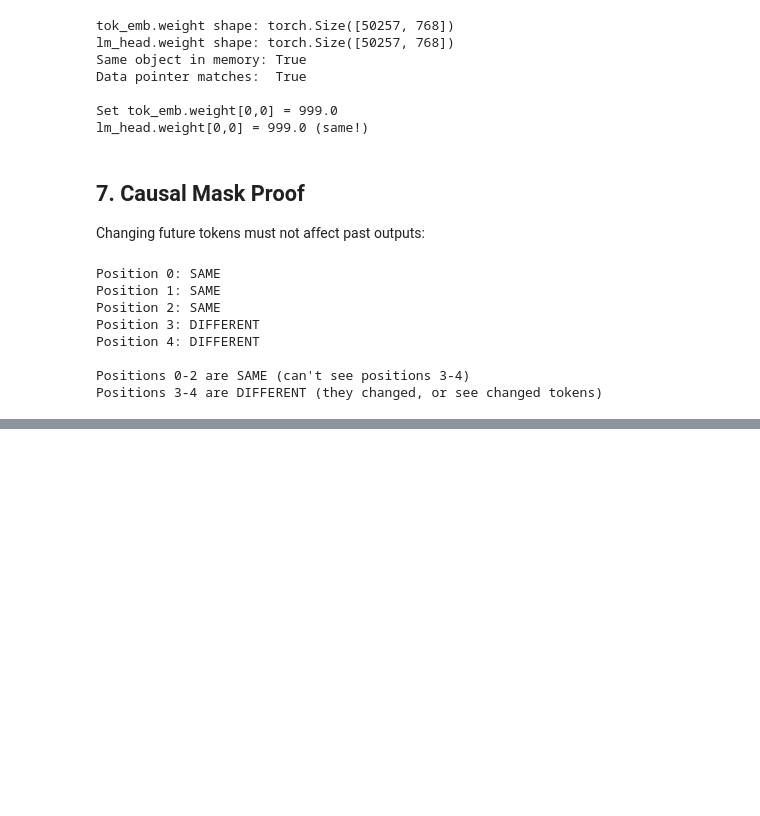
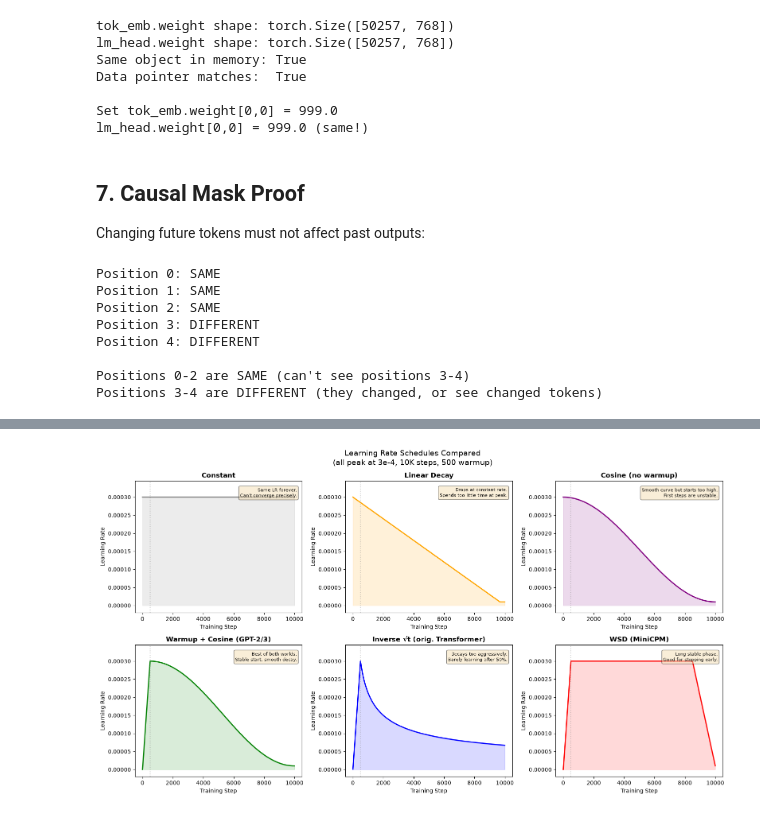
Before and after one commit to Sushanth-reddyD/minigpt, a Jupyter notebook: playground.ipynb, the cells around one changed output, grey strips where cells are left out. Saved outputs shown, nothing was run; the diff lists cells and outputs as text; code cells hidden in the pictures; blank space fills up the shorter version.

```diff
--- a/playground.ipynb
+++ b/playground.ipynb
@@ -331,0 +1296,77 @@ The architecture is complete. To get real text generation:
+# %%
+# ─── Learning Rate Schedules ───
+total_steps = 10000
+warmup_steps = 500
+lr_max = 3e-4
+lr_min = 1e-5
+
+steps = np.arange(total_steps)
+
+# 1. Constant
+lr_constant = np.full(total_steps, lr_max)
+
+# 2. Linear decay
+lr_linear = lr_max * (1 - steps / total_steps)
+lr_linear = np.maximum(lr_linear, lr_min)
+
+# 3. Cosine decay (no warmup)
+lr_cosine_no_warmup = lr_min + 0.5 * (lr_max - lr_min) * (1 + np.cos(np.pi * steps / total_steps))
+
+# 4. Warmup + Cosine decay (what GPT uses)
+lr_warmup_cosine = np.zeros(total_steps)
+for t in range(total_steps):
+    if t < warmup_steps:
+        lr_warmup_cosine[t] = lr_max * t / warmup_steps  # linear warmup
+    else:
+        progress = (t - warmup_steps) / (total_steps - warmup_steps)
+        lr_warmup_cosine[t] = lr_min + 0.5 * (lr_max - lr_min) * (1 + np.cos(np.pi * progress))
+
+# 5. Inverse sqrt (original Transformer)
+d_model = 768
+lr_invsqrt = np.zeros(total_steps)
+for t in range(total_steps):
+    t1 = t + 1
+    lr_invsqrt[t] = d_model**(-0.5) * min(t1**(-0.5), t1 * warmup_steps**(-1.5))
+lr_invsqrt = lr_invsqrt / lr_invsqrt.max() * lr_max  # normalize to same peak
+
+# 6. WSD (Warmup-Stable-Decay)
+lr_wsd = np.zeros(total_steps)
+stable_end = int(0.85 * total_steps)
+decay_start = stable_end
+for t in range(total_steps):
+    if t < warmup_steps:
+        lr_wsd[t] = lr_max * t / warmup_steps
+    elif t < decay_start:
+        lr_wsd[t] = lr_max
+    else:
+        progress = (t - decay_start) / (total_steps - decay_start)
+        lr_wsd[t] = lr_max * (1 - progress) + lr_min * progress
+
+fig, axes = plt.subplots(2, 3, figsize=(16, 9))
+schedules = [
+    ("Constant", lr_constant, "grey", "Same LR forever.\nCan't converge precisely."),
+    ("Linear Decay", lr_linear, "orange", "Drops at constant rate.\nSpends too little time at peak."),
+    ("Cosine (no warmup)", lr_cosine_no_warmup, "purple", "Smooth curve but starts too high.\nFirst steps are unstable."),
+    ("Warmup + Cosine (GPT-2/3)", lr_warmup_cosine, "green", "Best of both worlds.\nStable start, smooth decay."),
+    ("Inverse √t (orig. Transformer)", lr_invsqrt, "blue", "Decays too aggressively.\nBarely learning after 50%."),
+    ("WSD (MiniCPM)", lr_wsd, "red", "Long stable phase.\nGood for stopping early."),
+]
+
+for ax, (name, lr, color, desc) in zip(axes.flat, schedules):
+    ax.fill_between(steps, lr, alpha=0.15, color=color)
+    ax.plot(steps, lr, color=color, linewidth=2)
+    ax.axvline(x=warmup_steps, color='grey', linestyle=':', alpha=0.4, label='warmup end')
+    ax.set_title(name, fontsize=12, fontweight='bold')
+    ax.set_xlabel('Training Step')
+    ax.set_ylabel('Learning Rate')
+    ax.text(0.97, 0.95, desc, transform=ax.transAxes, fontsize=8,
+            verticalalignment='top', horizontalalignment='right',
+            bbox=dict(boxstyle='round', facecolor='wheat', alpha=0.5))
+    ax.set_ylim(-0.00002, lr_max * 1.15)
+
+plt.suptitle('Learning Rate Schedules Compared\n(all peak at 3e-4, 10K steps, 500 warmup)', fontsize=14)
+plt.tight_layout()
+plt.savefig('lr_schedules.png', dpi=150, bbox_inches='tight')
+plt.show()
+# %% [output]
+[figure, added]
```
Also changed, not shown: parts of 53 cells of this notebook, 1 other file.
